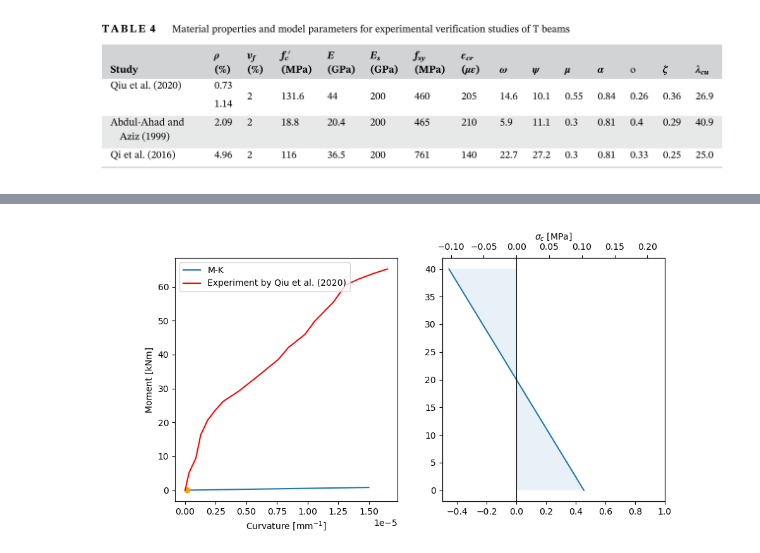
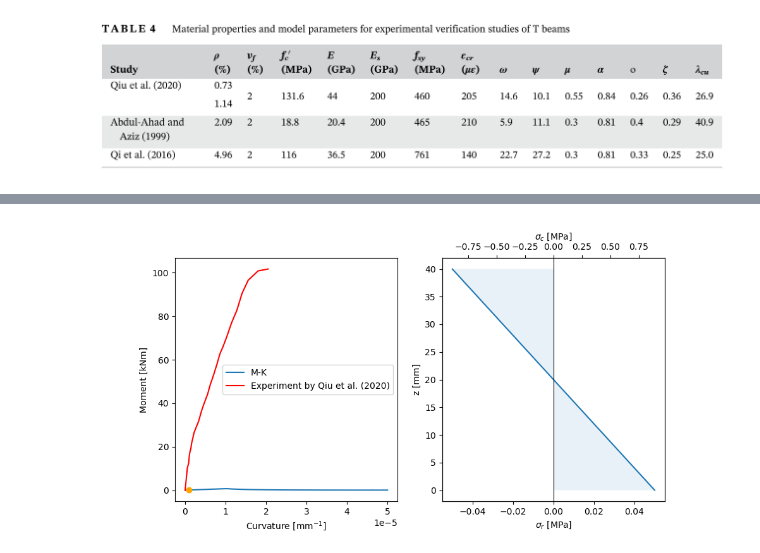
Before and after one commit to rosoba/bmcs_cross_section, a Jupyter notebook: notebooks/mkappa/mkappa_verification.ipynb, the cells around one changed output, grey strips where cells are left out. Drawn from its saved outputs; the diff is of its cells as text; code cells hidden in the pictures.

Commit message:
mkappa_verification.ipynb restrukturiert

```diff
--- a/notebooks/mkappa/mkappa_verification.ipynb
+++ b/notebooks/mkappa/mkappa_verification.ipynb
@@ -314,7 +295,7 @@ ver_data_52 = get_data(element1='./verification_data/Rem20/Abbildung_4-12', xlsx
 
 # V14-T61-S52
 # das ist AR-Glas und nicht Carbon?
-mc = make_mc(high_kappa=5e-6, B=300, H=40,
+mc = make_mc(form='rectangular', high_kappa=5e-6, B=300, H=40,
            E_cc=34000, E_ct=34000, mu=0.63, eps_cr=0.0214,
            material_r1='carbon',#!!!
            E_r1=74618, f_t_r1=1599,
@@ -405,40 +335,12 @@ plot_mk_ver(mc, ver_data1, 'Qiu et al. (2020)')
 # %%
-mc = get_data(element1='./verification_data/yao20_yao_mobasher/table_4', xlsx_file='qui20.xlsx', k='B-S65-16_k', m='B-S65-16_m', k_faktor=1e-6)
+ver_data = get_data(element1='./verification_data/yao20_yao_mobasher/table_4', xlsx_file='qui20.xlsx', k='B-S65-16_k', m='B-S65-16_m', k_faktor=1e-6)
+ver_data1 = get_data(element1='./verification_data/yao20_yao_mobasher/table_4', xlsx_file='qui20.xlsx', k='B-S65-20_k', m='B-S65-20_m', k_faktor=1e-6)
 
-# excel_file = join('./verification_data/yao20_yao_mobasher/table_4', 'qui20.xlsx')
-# data = pd.read_excel(excel_file, engine='openpyxl')
-
-# k= data['B-S65-16_k'] * 1e-6
-# m= data['B-S65-16_m']
-# ver_data = [k, m]
-# plt.plot(k, m, label='B-S65-16')
-
-# k1= data['B-S65-20_k'] * 1e-6
-# m1= data['B-S65-20_m']
-# ver_data1 = [k1, m1]
-
-# B-S65-16
-mc = MKappa(n_m=100, n_kappa = 100)
-mc.low_kappa = 0
-mc.high_kappa = 0.000015
-# map_and_assign_params_for_t_section(mc,
-#             beta_tu = 5,
-#             b = 700,
-#             h = 220,
-#             E = 44000,
-#             E_s = 200000,
-#             f_sy = 460,
-#             eps_cr = 0.000205,
-#             rho = 0.0073,
-#             v_f = 0.0,
-#             omega = 14.6,
-#             psi = 10.1,
-#             mu = 0.00,
-#             alpha = 0.84,
-#             o = 0.26,
-#             zeta = 0.36,
-#             lambda_cu = 26.9)
-
-plot_mk_ver(mc, ver_data, 'Qiu et al. (2020)')
+make_mc(form='t_shape', high_kappa=0.000015, B=700, H=220,
+           E_cc=44000, E_ct=44000, mu=0.00, eps_cr=0.000205,
+           material_r1='steel', E_r1=200000, f_t_r1=460,
+           n_m=100, n_kappa=100,
+           rho=0.0073, v_f=0.0, omega=14.6, psi=10.1, alpha=0.84, lambda_cu=26.9, beta_tu=5, o=0.26, zeta = 0.36)
+plot_mk_ver(mc, ver_data1, 'Qiu et al. (2020)')
 # %% [output]
-[figure, old version]
+[figure, new version]
```
Also changed, not shown: parts of 10 cells of this notebook.
